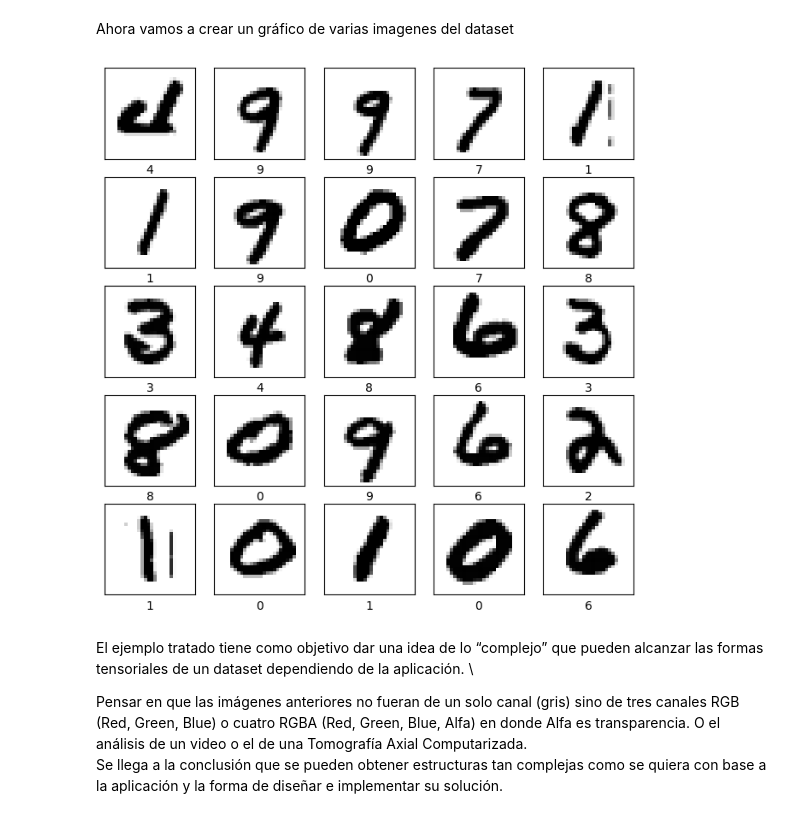
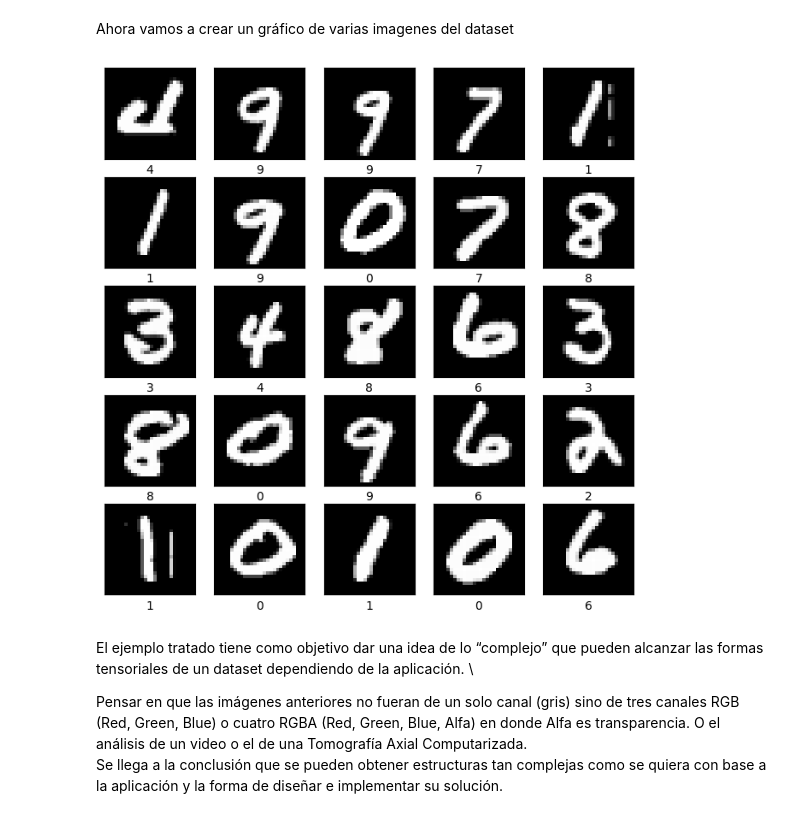
Before and after one commit to Quantum-Colombia/Course_AI, a Jupyter notebook: CourseAI_week2.ipynb, the cells around one changed output. Saved outputs shown, nothing was run; the diff lists cells and outputs as text; code cells hidden in the pictures.

```diff
--- a/CourseAI_week2.ipynb
+++ b/CourseAI_week2.ipynb
@@ -154,18 +160,22 @@ Ahora vamos a crear un gráfico de varias imagenes del dataset
 # %%
 #Desplegar un conjunto de imágenes de testeo
 # Se crea una figura con sub-graficás organizadas en 5x5 .
+
 fig_1, axes_1 = plt.subplots(5,5, figsize=(8, 8))
 ax = axes_1.ravel()
+
+
+# Ticks son los valores usados para mostrar puntos específicos en el eje correspondiente.
 for i in range(0,25):
  ax[i].set_xticks([])     # desactiva ticks eje x
  ax[i].set_yticks([])     # desactiva ticks eje y
  #<poner las etiqetas a las imágenes
  ax[i].set_xlabel(y_test[8000 + i])
  #despliega las imágenes de testeo desde la 8 000 hasta la 8 025
- ax[i].imshow(imagenes_testeo[8000+i], cmap = plt.cm.binary )
+ ax[i].imshow(imagenes_testeo[8000+i], cmap = plt.cm.gray )
 plt.show()
 # %% [output]
-[figure, old version]
+[figure, new version]
 # %% [markdown]
 El ejemplo tratado tiene como objetivo dar una idea de lo “complejo” que pueden alcanzar
 las formas tensoriales de un dataset dependiendo de la aplicación. \
```
Also changed, not shown: parts of 25 cells of this notebook.
